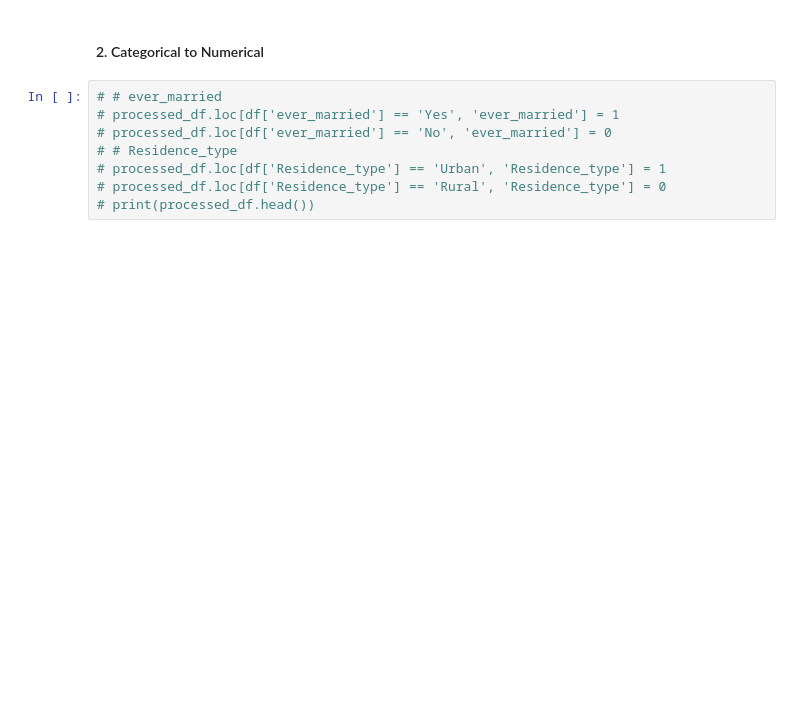
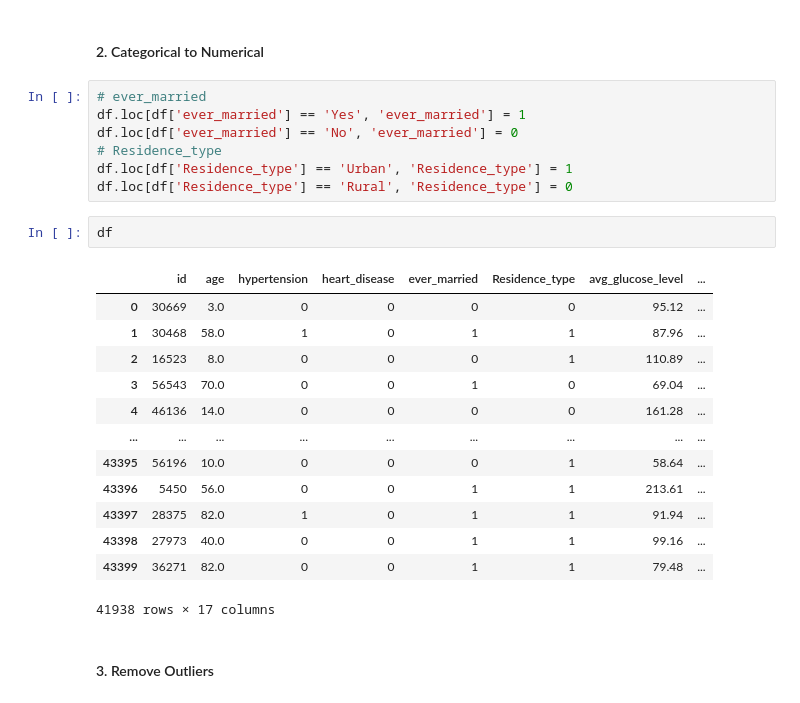
Before and after one commit to ILoveBacteria/machine-learning-assignments, a Jupyter notebook: assignment1/q1.ipynb, the cells around one changed output. Drawn from its saved outputs; the diff is of its cells as text; blank space fills up the shorter version.

Commit message:
Add normalization. fix one hot encoding. Add outlier remover

```diff
--- a/assignment1/q1.ipynb
+++ b/assignment1/q1.ipynb
@@ -319,10 +311,27 @@ df
 # %% [markdown]
 #### 2. Categorical to Numerical
 # %%
-# # ever_married
-# processed_df.loc[df['ever_married'] == 'Yes', 'ever_married'] = 1
-# processed_df.loc[df['ever_married'] == 'No', 'ever_married'] = 0
-# # Residence_type
-# processed_df.loc[df['Residence_type'] == 'Urban', 'Residence_type'] = 1
-# processed_df.loc[df['Residence_type'] == 'Rural', 'Residence_type'] = 0
-# print(processed_df.head())
+# ever_married
+df.loc[df['ever_married'] == 'Yes', 'ever_married'] = 1
+df.loc[df['ever_married'] == 'No', 'ever_married'] = 0
+# Residence_type
+df.loc[df['Residence_type'] == 'Urban', 'Residence_type'] = 1
+df.loc[df['Residence_type'] == 'Rural', 'Residence_type'] = 0
+# %%
+df
+# %% [output]
+|  | id | age | hypertension | heart_disease | ever_married | Residence_type | avg_glucose_level | ... |
+| 0 | 30669 | 3.0 | 0 | 0 | 0 | 0 | 95.12 | ... |
+| 1 | 30468 | 58.0 | 1 | 0 | 1 | 1 | 87.96 | ... |
+| 2 | 16523 | 8.0 | 0 | 0 | 0 | 1 | 110.89 | ... |
+| 3 | 56543 | 70.0 | 0 | 0 | 1 | 0 | 69.04 | ... |
+| 4 | 46136 | 14.0 | 0 | 0 | 0 | 0 | 161.28 | ... |
+| ... | ... | ... | ... | ... | ... | ... | ... | ... |
+| 43395 | 56196 | 10.0 | 0 | 0 | 0 | 1 | 58.64 | ... |
+| 43396 | 5450 | 56.0 | 0 | 0 | 1 | 1 | 213.61 | ... |
+| 43397 | 28375 | 82.0 | 1 | 0 | 1 | 1 | 91.94 | ... |
+| 43398 | 27973 | 40.0 | 0 | 0 | 1 | 1 | 99.16 | ... |
+| 43399 | 36271 | 82.0 | 0 | 0 | 1 | 1 | 79.48 | ... |
+41938 rows × 17 columns
+# %% [markdown]
+#### 3. Remove Outliers
```
Also changed, not shown: parts of 8 cells of this notebook.
